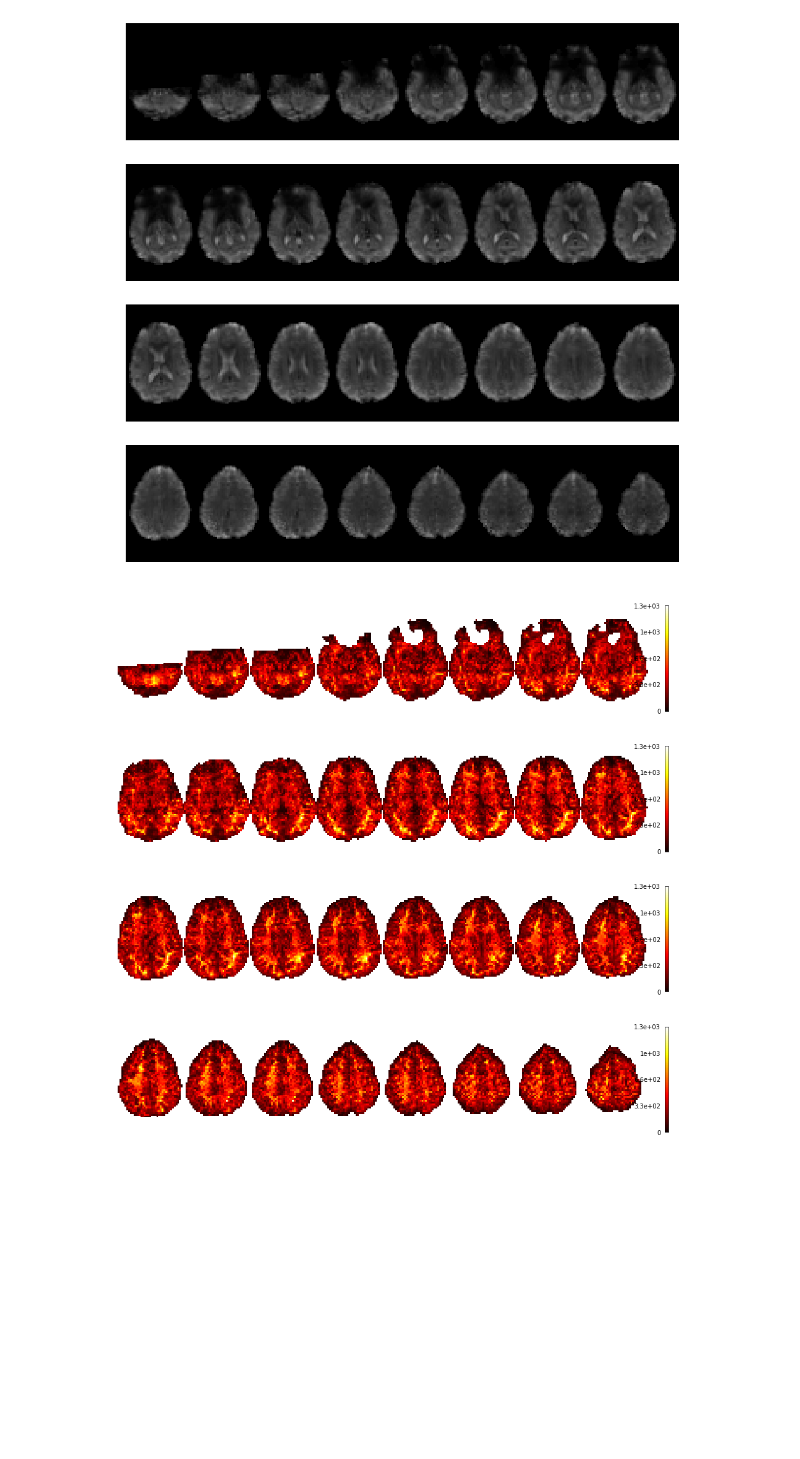
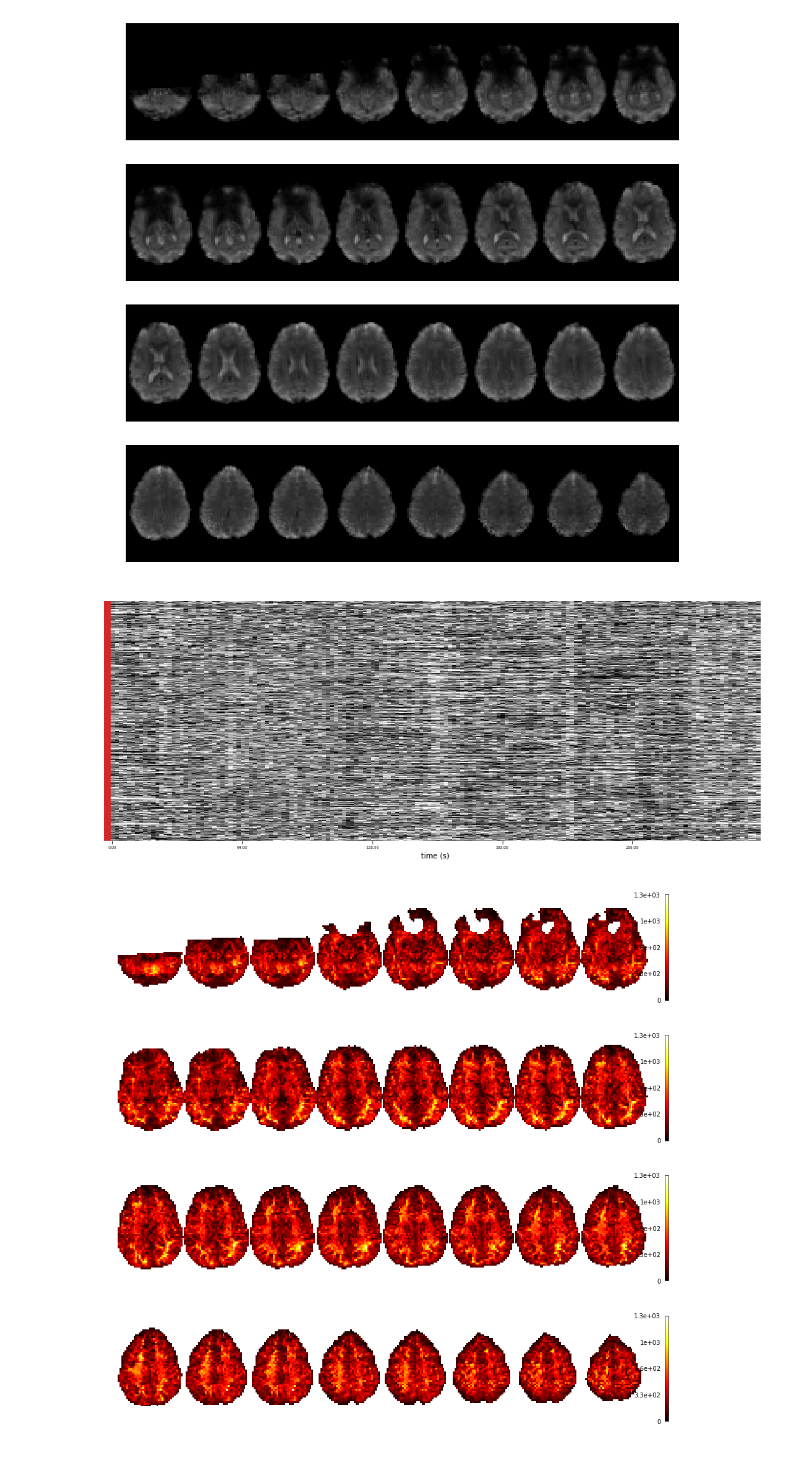
Before and after one commit to ME-ICA/tedana-comparison, a Jupyter notebook: code/make_maps.ipynb, the cells around one changed output. Drawn from its saved outputs; the diff is of its cells as text; code cells hidden in the pictures; blank space fills up the shorter version.

Commit message:
Add carpet plots.

```diff
--- a/code/make_maps.ipynb
+++ b/code/make_maps.ipynb
@@ -92,6 +114,8 @@ def plot_anatomical(img):
 # %%
 tedana_dir = '/Users/tsalo/Documents/tsalo/tedana-comparison/sandbox/TED.p06.mlepca/'
 #tedana_dir = '/Users/tsalo/data/TED/'
+files = sorted(glob('/Users/tsalo/Documents/tsalo/tedana_comparison/e5_data/p06.SBJ01_S09_Task11_e*.nii.gz'))
+m = compute_epi_mask(files[4]).get_data()
 # %%
 comptable_file = op.join(tedana_dir, 'comp_table_pca.txt')
 comptable = pd.read_csv(comptable_file, sep='\t')
@@ -121,4 +141,10 @@ img2 = nib.Nifti1Image(data, imgs[0].affine)
 fig, ax = plot_anatomical(img)
 # %% [output]
 [figure]
+# %%
+fig, ax = plt.subplots(figsize=(16, 6))
+plots.plot_carpet(files[4], m, subplot=ax)
+fig.show()
+# %% [output]
+[figure, added]
 # %%
```
Also changed, not shown: parts of 11 cells of this notebook, 1 other file.
